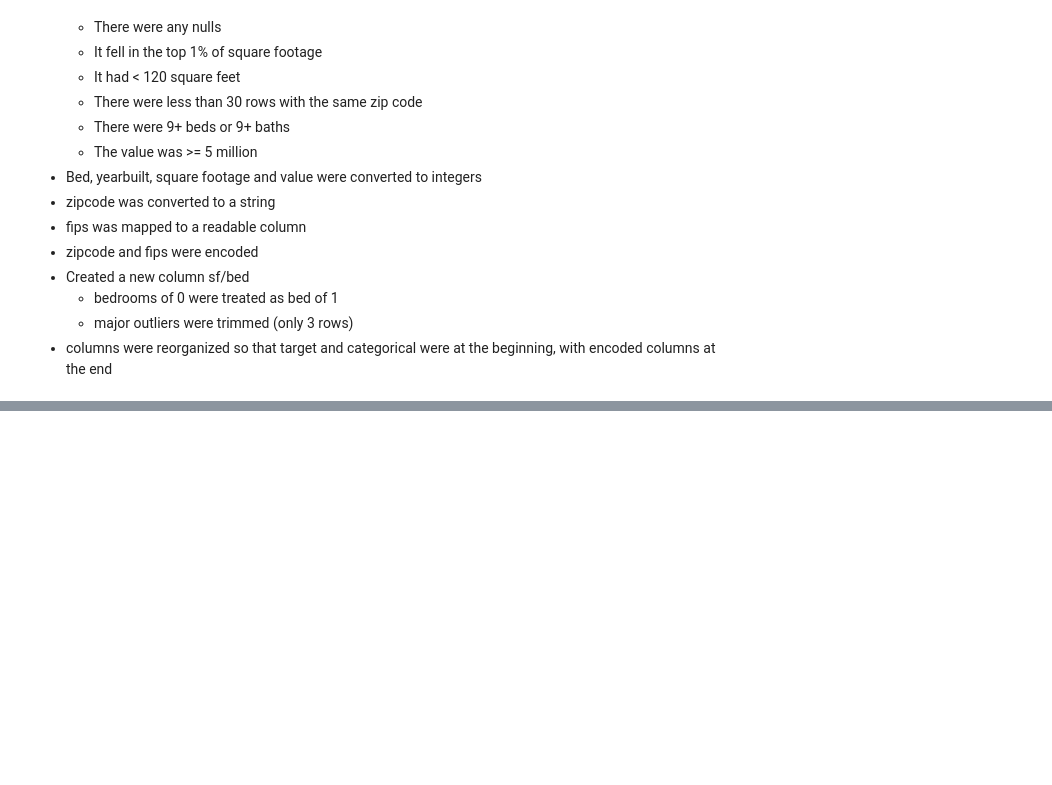
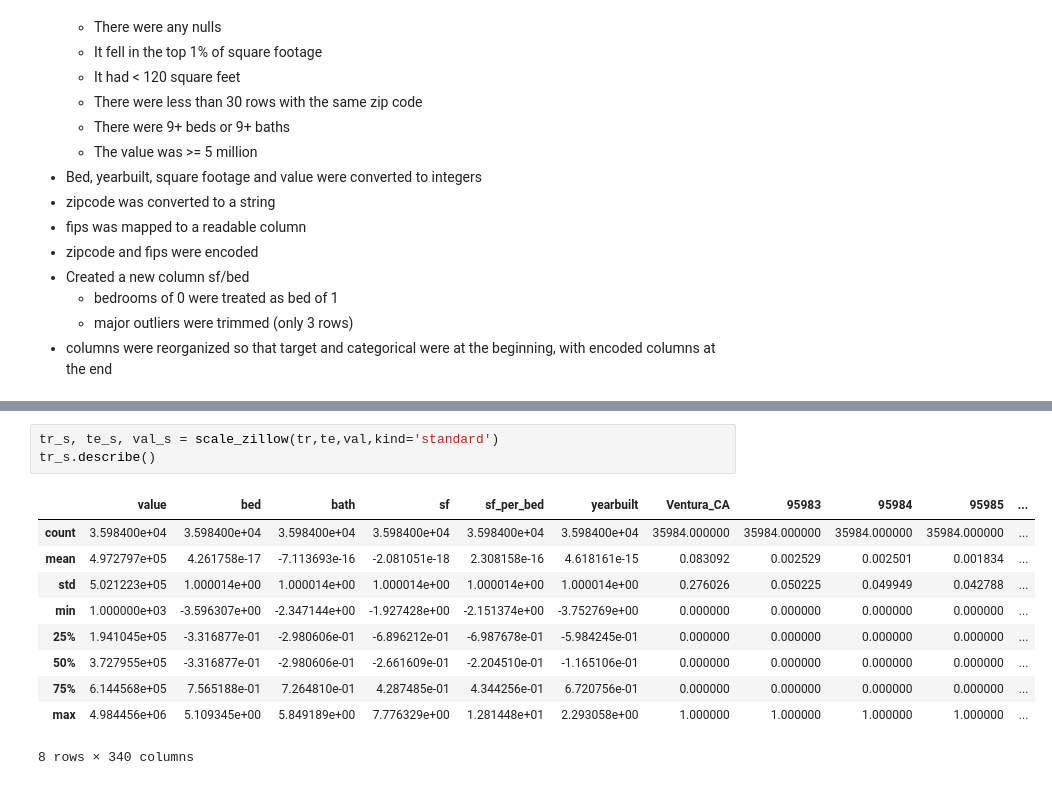
Before and after one commit to Cayt-Schlichting/example-regression-project, a Jupyter notebook: wrangle_notebook.ipynb, the cells around one changed output, grey strips where cells are left out. Cells and saved outputs as stored; diff of their text form; blank space fills up the shorter version.

```diff
--- a/wrangle_notebook.ipynb
+++ b/wrangle_notebook.ipynb
@@ -344,0 +683,14 @@ memory usage: 2.6+ MB
+# %%
+tr_s, te_s, val_s = scale_zillow(tr,te,val,kind='standard')
+tr_s.describe()
+# %% [output]
+|  | value | bed | bath | sf | sf_per_bed | yearbuilt | Ventura_CA | 95983 | 95984 | 95985 | ... |
+| count | 3.598400e+04 | 3.598400e+04 | 3.598400e+04 | 3.598400e+04 | 3.598400e+04 | 3.598400e+04 | 35984.000000 | 35984.000000 | 35984.000000 | 35984.000000 | ... |
+| mean | 4.972797e+05 | 4.261758e-17 | -7.113693e-16 | -2.081051e-18 | 2.308158e-16 | 4.618161e-15 | 0.083092 | 0.002529 | 0.002501 | 0.001834 | ... |
+| std | 5.021223e+05 | 1.000014e+00 | 1.000014e+00 | 1.000014e+00 | 1.000014e+00 | 1.000014e+00 | 0.276026 | 0.050225 | 0.049949 | 0.042788 | ... |
+| min | 1.000000e+03 | -3.596307e+00 | -2.347144e+00 | -1.927428e+00 | -2.151374e+00 | -3.752769e+00 | 0.000000 | 0.000000 | 0.000000 | 0.000000 | ... |
+| 25% | 1.941045e+05 | -3.316877e-01 | -2.980606e-01 | -6.896212e-01 | -6.987678e-01 | -5.984245e-01 | 0.000000 | 0.000000 | 0.000000 | 0.000000 | ... |
+| 50% | 3.727955e+05 | -3.316877e-01 | -2.980606e-01 | -2.661609e-01 | -2.204510e-01 | -1.165106e-01 | 0.000000 | 0.000000 | 0.000000 | 0.000000 | ... |
+| 75% | 6.144568e+05 | 7.565188e-01 | 7.264810e-01 | 4.287485e-01 | 4.344256e-01 | 6.720756e-01 | 0.000000 | 0.000000 | 0.000000 | 0.000000 | ... |
+| max | 4.984456e+06 | 5.109345e+00 | 5.849189e+00 | 7.776329e+00 | 1.281448e+01 | 2.293058e+00 | 1.000000 | 1.000000 | 1.000000 | 1.000000 | ... |
+8 rows × 340 columns
```
Also changed, not shown: parts of 42 cells of this notebook, 1 other file.
